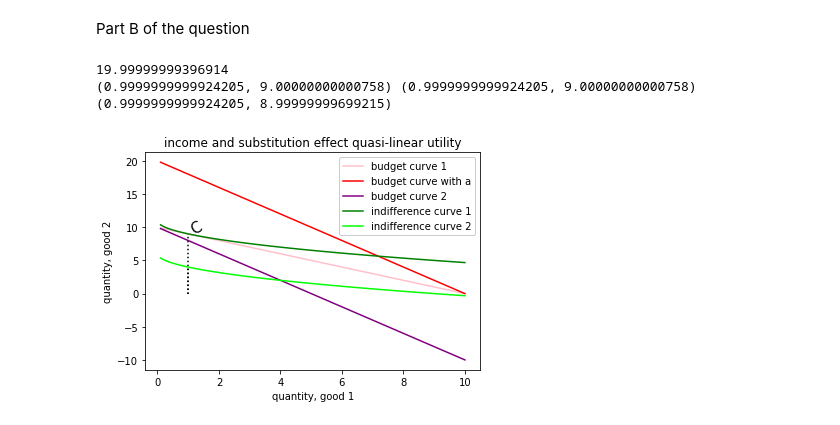
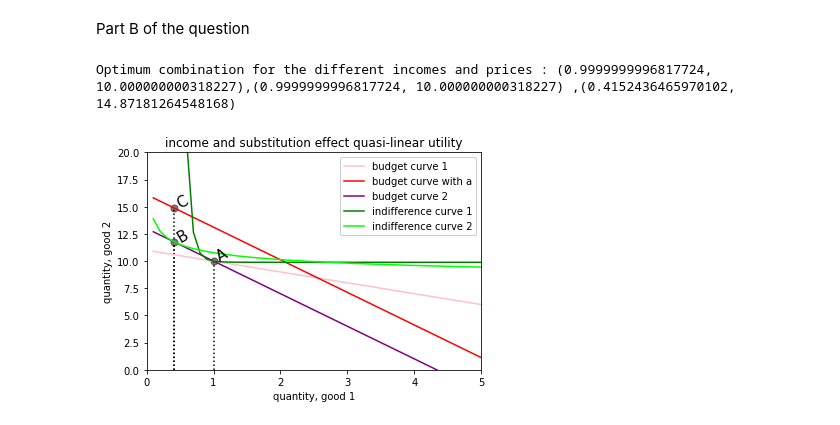
Before and after one commit to PaulineMalaguti/EBA3650, a Jupyter notebook: Lecture 5/QE_Problem_Set_5.ipynb, the cells around one changed output. Cells and saved outputs as stored; diff of their text form; code cells hidden in the pictures.

```diff
--- a/Lecture 5/QE_Problem_Set_5.ipynb
+++ b/Lecture 5/QE_Problem_Set_5.ipynb
@@ -807,7 +821,6 @@ def effect(x, arglist):
     plt.show()
 # %%
-effect(x,[10,1,2,1,2])
+effect(l,[10,1,3,0.1,0.8])
 # %% [output]
-19.99999999396914
-(0.9999999999924205, 9.00000000000758) (0.9999999999924205, 9.00000000000758) (0.9999999999924205, 8.99999999699215)
+Optimum combination for the different incomes and prices : (0.9999999996817724, 10.000000000318227),(0.9999999996817724, 10.000000000318227) ,(0.4152436465970102, 14.87181264548168)
-[figure, old version]
+[figure, new version]
```
Also changed, not shown: parts of 5 cells of this notebook.
